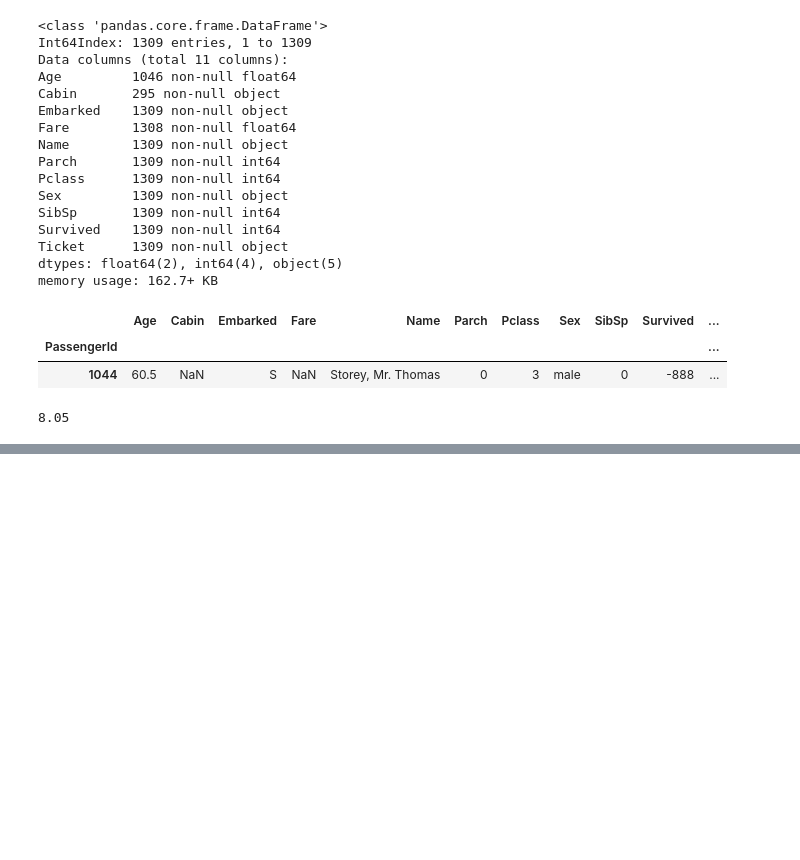
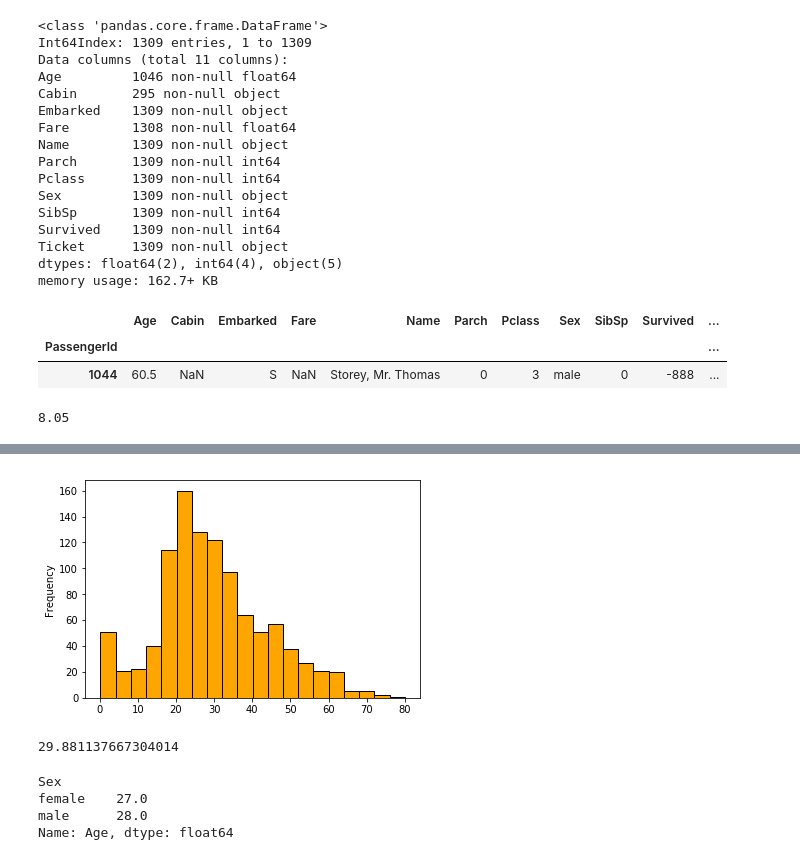
Before and after one commit to rahulkhanna2/titanic, a Jupyter notebook: notebooks/Exploring Processing Data.ipynb, the cells around one changed output, grey strips where cells are left out. Saved outputs shown, nothing was run; the diff lists cells and outputs as text; code cells hidden in the pictures; blank space fills up the shorter version.

```diff
--- a/notebooks/Exploring Processing Data.ipynb
+++ b/notebooks/Exploring Processing Data.ipynb
@@ -446,4 +446,6 @@ median_fare = df.loc[(df.Pclass ==3) & (df.Embarked == "S"), "Fare"].median()
 print (median_fare)
 # %% [output]
 8.05
+# %%
+df.Fare.fillna(median_fare, inplace=True)
 # %%
@@ -456,0 +483,15 @@ Name: Fare, dtype: float64
+# %%
+df.Age.plot(kind = "hist", edgecolor = "black", color = "orange", bins= 20);
+# %% [output]
+[figure, added]
+# %%
+df.Age.mean()
+# %% [output]
+29.881137667304014
+# %%
+df.groupby("Sex").Age.median()
+# %% [output]
+Sex
+female    27.0
+male      28.0
+Name: Age, dtype: float64
```
Also changed, not shown: parts of 61 cells of this notebook.
